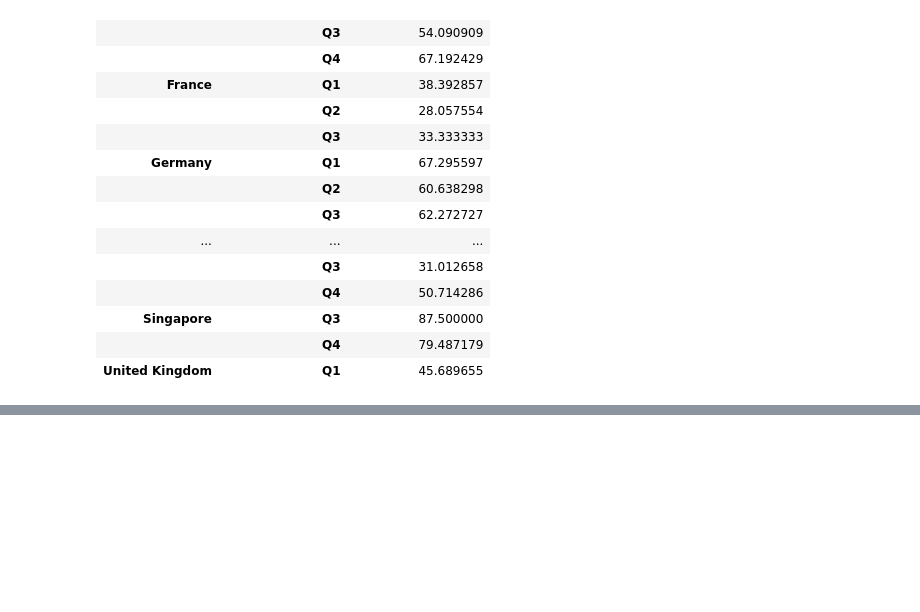
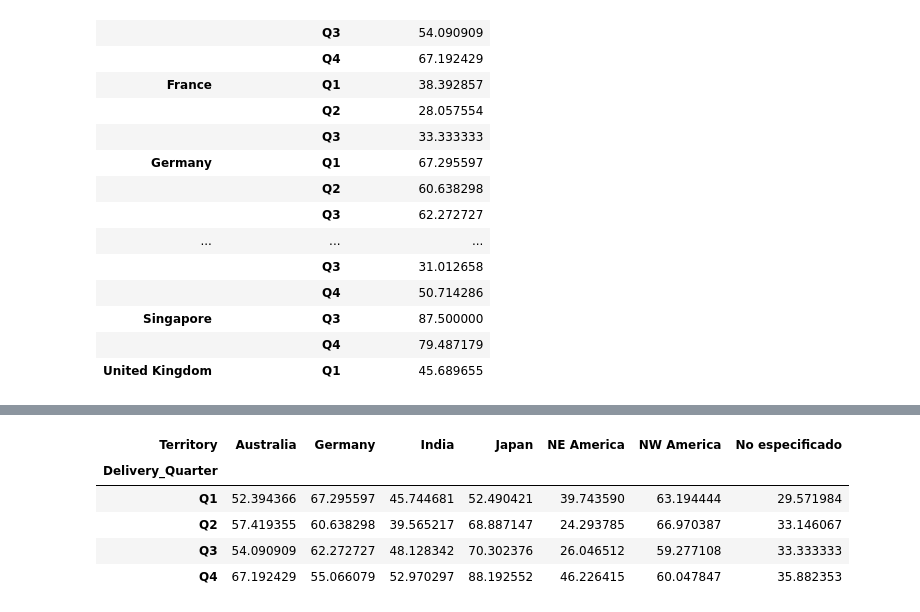
Before and after one commit to BautistaXifro/Datos, a Jupyter notebook: Analisis/Tp1-TerritorioYRegion.ipynb, the cells around one changed output, grey strips where cells are left out. Cells and saved outputs as stored; diff of their text form; code cells hidden in the pictures; blank space fills up the shorter version.

```diff
--- a/Analisis/Tp1-TerritorioYRegion.ipynb
+++ b/Analisis/Tp1-TerritorioYRegion.ipynb
@@ -848,4 +849,14 @@ grafico_quarters_territory
 | Q2 | 57.419355 | 28.057554 | 60.638298 | 39.565217 | 68.887147 | 24.293785 | 66.970387 | 56.934307 | ... |
 | Q3 | 54.090909 | 33.333333 | 62.272727 | 48.128342 | 70.302376 | 26.046512 | 59.277108 | 44.378698 | ... |
 | Q4 | 67.192429 | 0.000000 | 55.066079 | 52.970297 | 88.192552 | 46.226415 | 60.047847 | 45.985401 | ... |
+# %%
+grafico_quarters_territory = grafico_quarters_territory.drop(['France','Netherlands','SE America','United Kingdom','Singapore'],axis=1)
+grafico_quarters_territory
+# %% [output]
+| Territory | Australia | Germany | India | Japan | NE America | NW America | No especificado |
+| Delivery_Quarter |  |  |  |  |  |  |  |
+| Q1 | 52.394366 | 67.295597 | 45.744681 | 52.490421 | 39.743590 | 63.194444 | 29.571984 |
+| Q2 | 57.419355 | 60.638298 | 39.565217 | 68.887147 | 24.293785 | 66.970387 | 33.146067 |
+| Q3 | 54.090909 | 62.272727 | 48.128342 | 70.302376 | 26.046512 | 59.277108 | 33.333333 |
+| Q4 | 67.192429 | 55.066079 | 52.970297 | 88.192552 | 46.226415 | 60.047847 | 35.882353 |
 # %%
```
Also changed, not shown: parts of 6 cells of this notebook, 1 other file.
